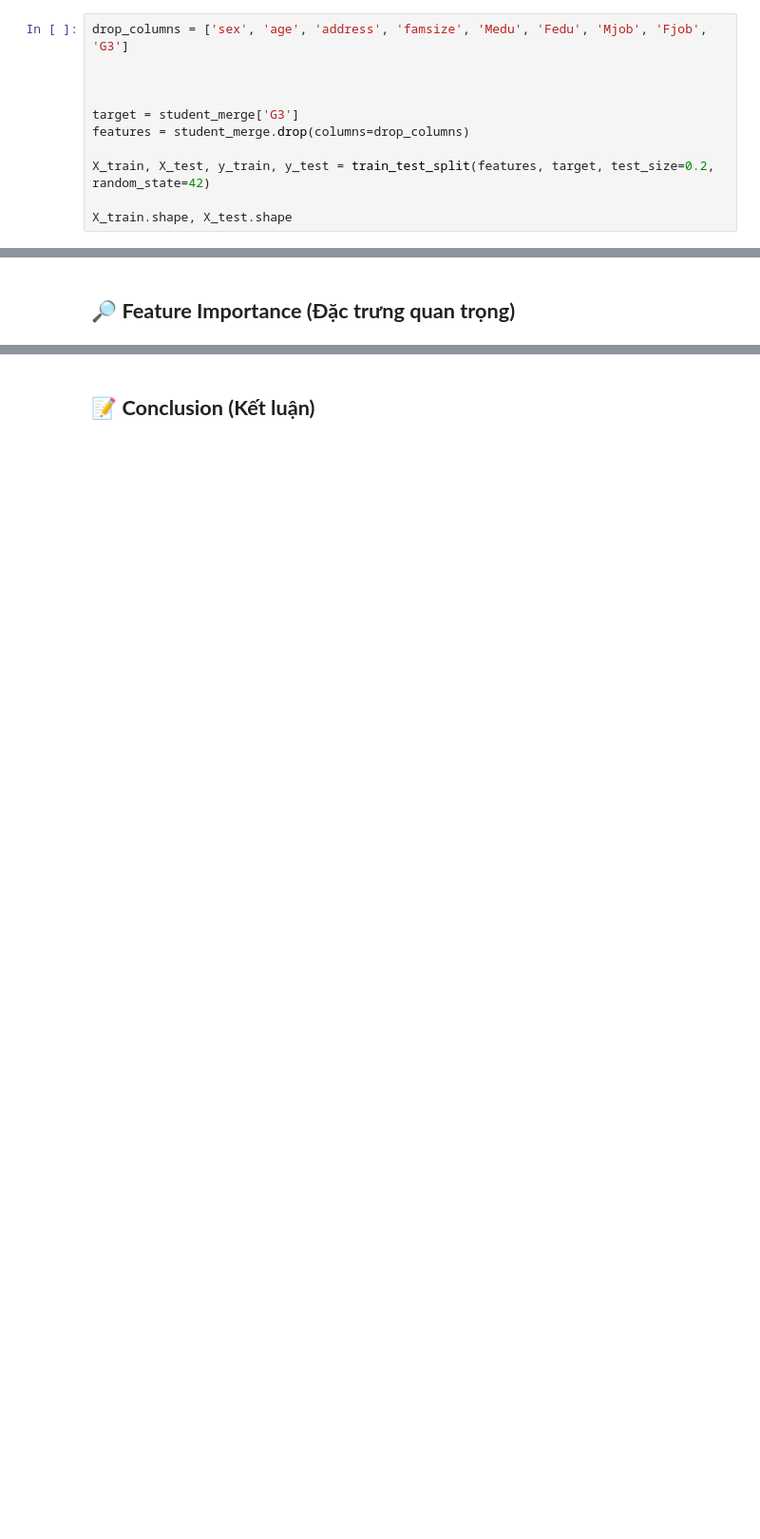
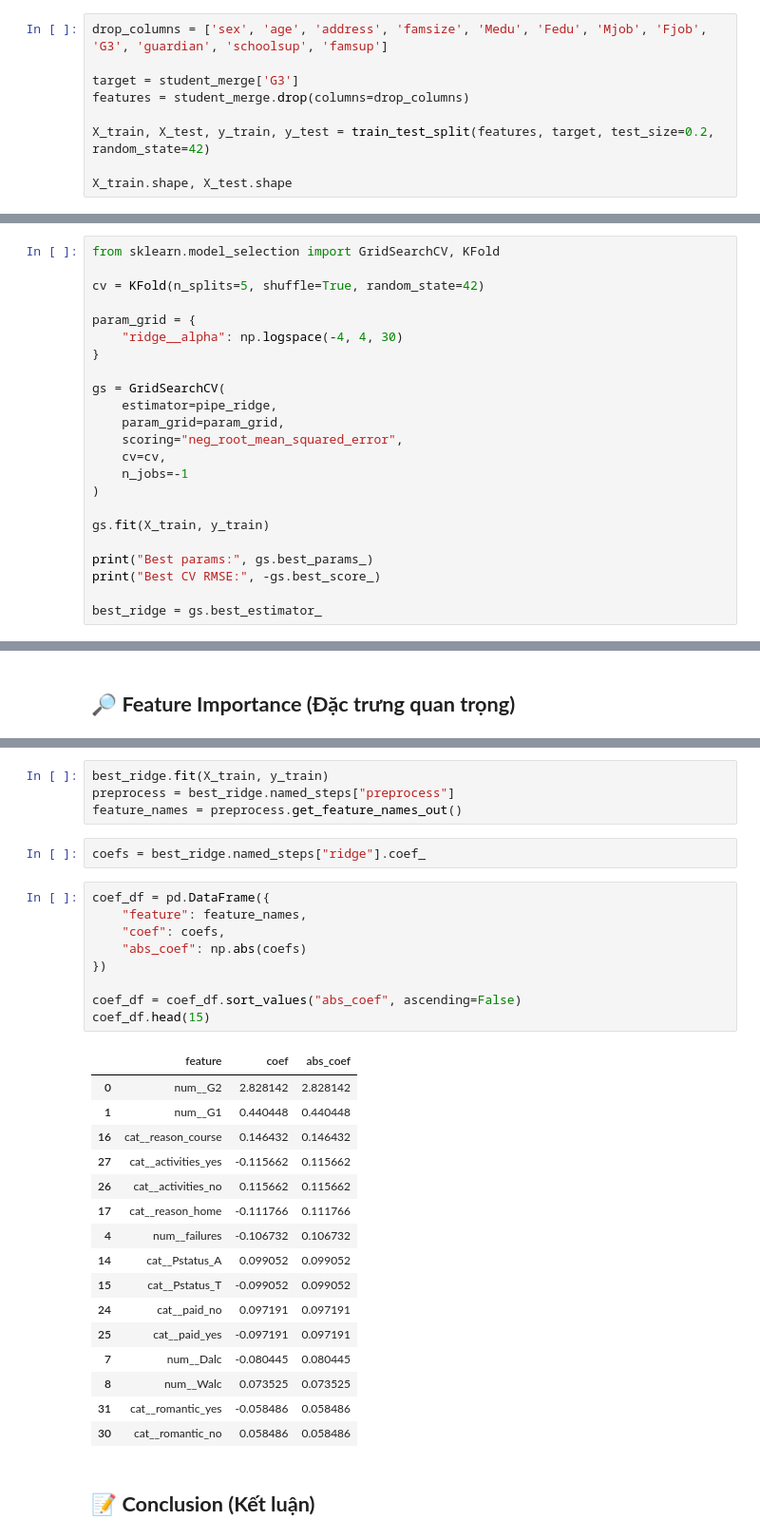
Before and after one commit to TienNguyen0712/student-alcohol-consumption-data-mining, a Jupyter notebook: notebooks/04_regression.ipynb, the cells around one changed output, grey strips where cells are left out. Shown at 95% size. Cells and saved outputs as stored; diff of their text form; blank space fills up the shorter version.

```diff
--- a/notebooks/04_regression.ipynb
+++ b/notebooks/04_regression.ipynb
@@ -42,7 +51,5 @@ student_merge.head()
 # %%
-drop_columns = ['sex', 'age', 'address', 'famsize', 'Medu', 'Fedu', 'Mjob', 'Fjob', 'G3']
-
-
+drop_columns = ['sex', 'age', 'address', 'famsize', 'Medu', 'Fedu', 'Mjob', 'Fjob', 'G3', 'guardian', 'schoolsup', 'famsup']
 
 target = student_merge['G3']
 features = student_merge.drop(columns=drop_columns)
@@ -328,2 +395,25 @@ R^2:  0.7961260153885765
 # %% [markdown]
 ## **⚙️ Hyperparameter Tuning (Tổi ưu hóa tham số)**
+# %%
+from sklearn.model_selection import GridSearchCV, KFold
+
+cv = KFold(n_splits=5, shuffle=True, random_state=42)
+
+param_grid = {
+    "ridge__alpha": np.logspace(-4, 4, 30)
+}
+
+gs = GridSearchCV(
+    estimator=pipe_ridge,
+    param_grid=param_grid,
+    scoring="neg_root_mean_squared_error",
+    cv=cv,
+    n_jobs=-1
+)
+
+gs.fit(X_train, y_train)
+
+print("Best params:", gs.best_params_)
+print("Best CV RMSE:", -gs.best_score_)
+
+best_ridge = gs.best_estimator_
@@ -406,2 +425,34 @@ NameError: name 'X' is not defined
+# %%
+best_ridge.fit(X_train, y_train)
+preprocess = best_ridge.named_steps["preprocess"]
+feature_names = preprocess.get_feature_names_out()
+# %%
+coefs = best_ridge.named_steps["ridge"].coef_
+# %%
+coef_df = pd.DataFrame({
+    "feature": feature_names,
+    "coef": coefs,
+    "abs_coef": np.abs(coefs)
+})
+
+coef_df = coef_df.sort_values("abs_coef", ascending=False)
+coef_df.head(15)
+# %% [output]
+|  | feature | coef | abs_coef |
+| 0 | num__G2 | 2.828142 | 2.828142 |
+| 1 | num__G1 | 0.440448 | 0.440448 |
+| 16 | cat__reason_course | 0.146432 | 0.146432 |
+| 27 | cat__activities_yes | -0.115662 | 0.115662 |
+| 26 | cat__activities_no | 0.115662 | 0.115662 |
+| 17 | cat__reason_home | -0.111766 | 0.111766 |
+| 4 | num__failures | -0.106732 | 0.106732 |
+| 14 | cat__Pstatus_A | 0.099052 | 0.099052 |
+| 15 | cat__Pstatus_T | -0.099052 | 0.099052 |
+| 24 | cat__paid_no | 0.097191 | 0.097191 |
+| 25 | cat__paid_yes | -0.097191 | 0.097191 |
+| 7 | num__Dalc | -0.080445 | 0.080445 |
+| 8 | num__Walc | 0.073525 | 0.073525 |
+| 31 | cat__romantic_yes | -0.058486 | 0.058486 |
+| 30 | cat__romantic_no | 0.058486 | 0.058486 |
 # %% [markdown]
 ## 📝 **Conclusion (Kết luận)**
```
Also changed, not shown: parts of 16 cells of this notebook.
